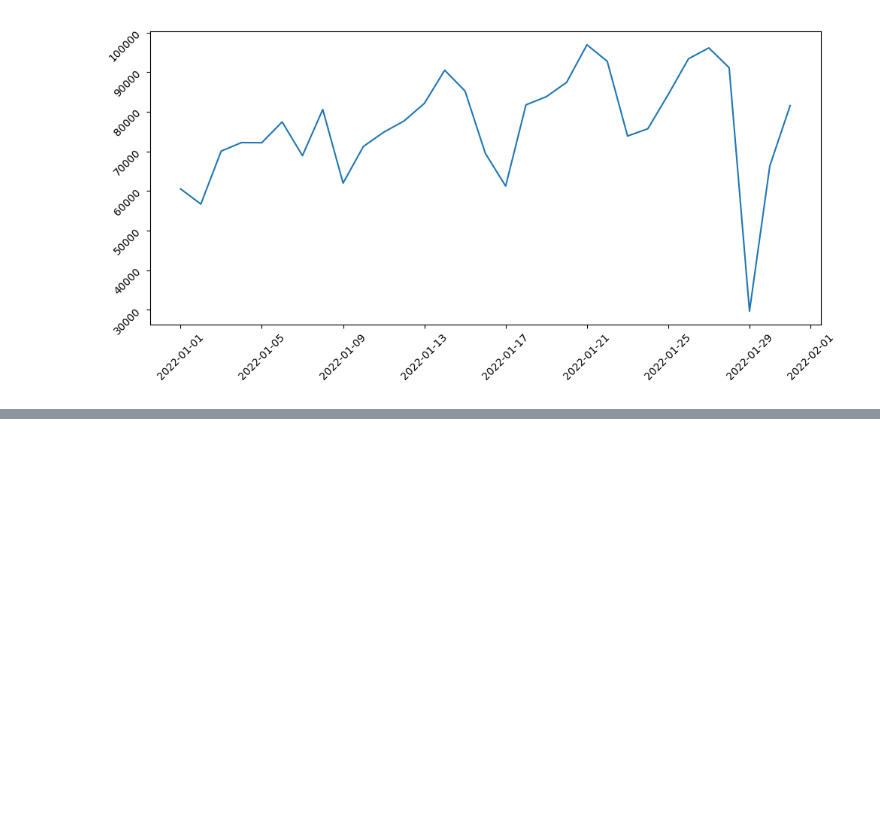
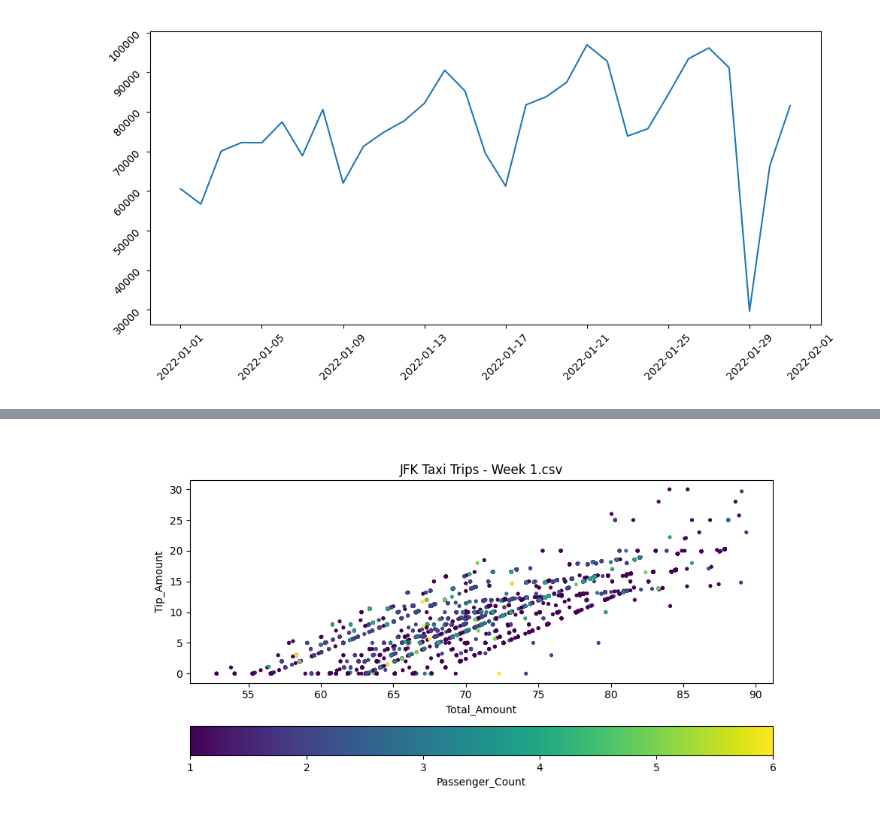
Before and after one commit to CoderCouple/NumPyPractice, a Jupyter notebook: src/visualizations/matplotlib/03_nyc_taxi_data_analysis.ipynb, the cells around one changed output, grey strips where cells are left out. Saved outputs shown, nothing was run; the diff lists cells and outputs as text; code cells hidden in the pictures; blank space fills up the shorter version.

```diff
--- a/src/visualizations/matplotlib/03_nyc_taxi_data_analysis.ipynb
+++ b/src/visualizations/matplotlib/03_nyc_taxi_data_analysis.ipynb
@@ -113,0 +162,10 @@ plt.show()
+# %%
+fig, ax = plt.subplots(figsize=(10, 5))
+plt.scatter(JFK_Trips["Total_Amount"],JFK_Trips["Tip_Amount"] , marker= '.', s=30, c=JFK_Trips["Passenger_Count"])
+plt.title("JFK Taxi Trips - Week 1.csv")
+plt.xlabel("Total_Amount")
+plt.ylabel("Tip_Amount")
+cbar = plt.colorbar(orientation="horizontal")
+cbar.set_label("Passenger_Count")
+# %% [output]
+[figure, added]
```
Also changed, not shown: parts of 7 cells of this notebook, 3 other files.
